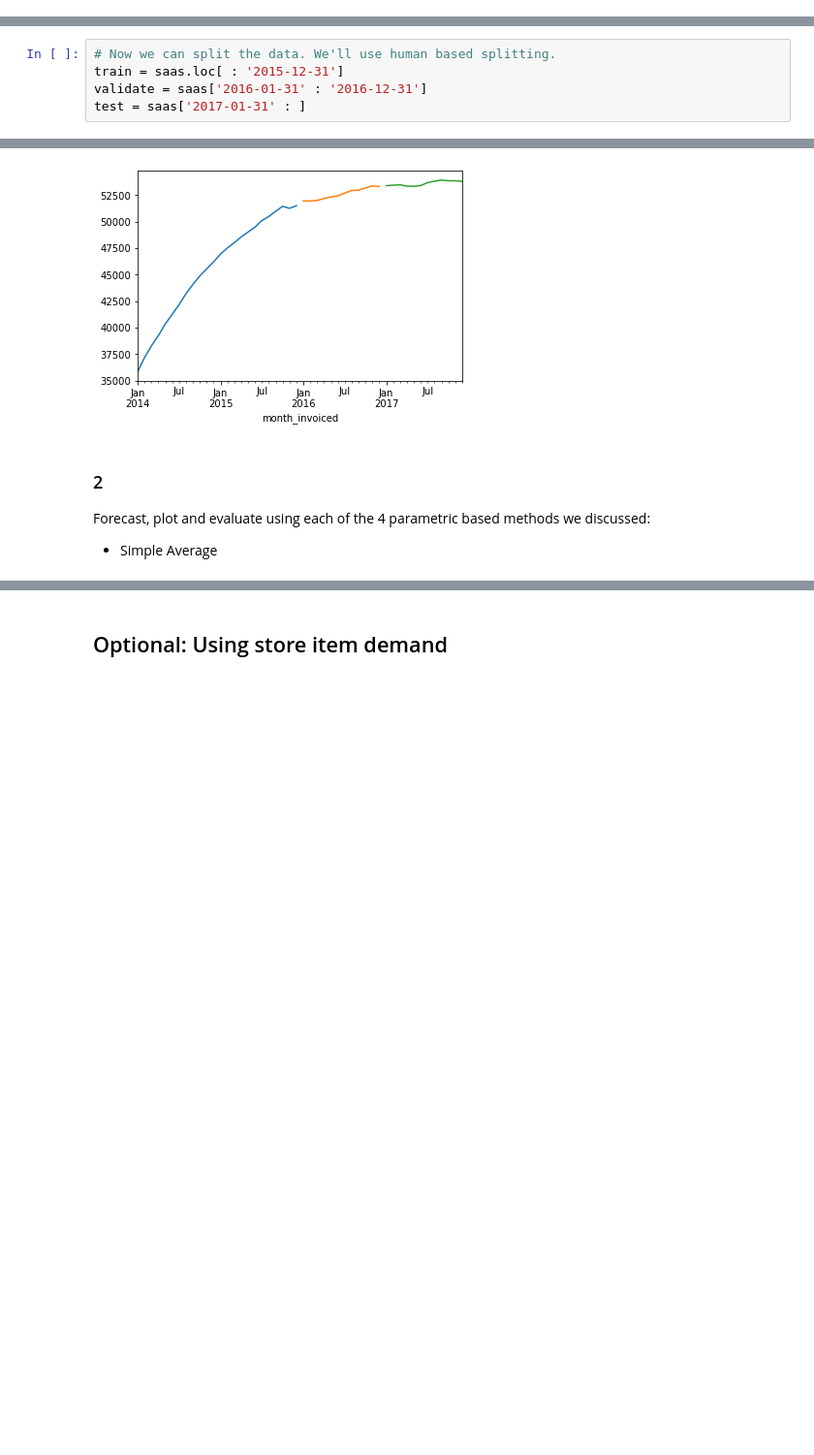
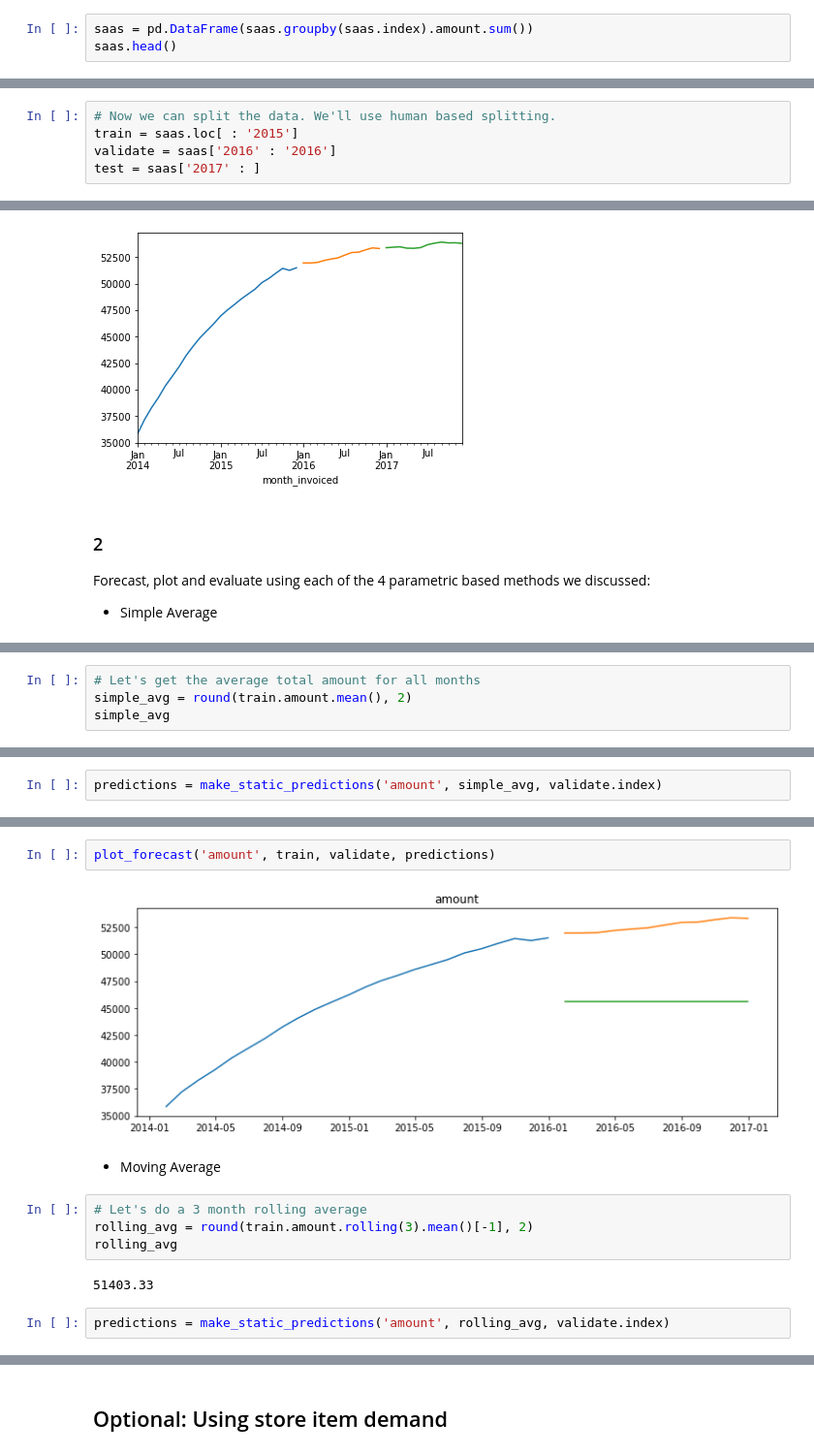
Before and after one commit to alegarcia-dev/time-series-exercises, a Jupyter notebook: model.ipynb, the cells around one changed output, grey strips where cells are left out. Shown: that part at 97% size. Drawn from its saved outputs; the diff is of its cells as text; blank space fills up the shorter version.

```diff
--- a/model.ipynb
+++ b/model.ipynb
@@ -99,0 +85,3 @@ DatetimeIndex(['2014-01-31', '2014-02-28', '2014-03-31', '2014-04-30',
+# %%
+saas = pd.DataFrame(saas.groupby(saas.index).amount.sum())
+saas.head()
@@ -100,6 +96,6 @@ DatetimeIndex(['2014-01-31', '2014-02-28', '2014-03-31', '2014-04-30',
 # %%
 # Now we can split the data. We'll use human based splitting.
-train = saas.loc[ : '2015-12-31']
-validate = saas['2016-01-31' : '2016-12-31']
-test = saas['2017-01-31' : ]
+train = saas.loc[ : '2015']
+validate = saas['2016' : '2016']
+test = saas['2017' : ]
 # %%
@@ -120,0 +113,4 @@ Forecast, plot and evaluate using each of the 4 parametric based methods we disc
+# %%
+# Let's get the average total amount for all months
+simple_avg = round(train.amount.mean(), 2)
+simple_avg
@@ -120,0 +119,2 @@ Forecast, plot and evaluate using each of the 4 parametric based methods we disc
+# %%
+predictions = make_static_predictions('amount', simple_avg, validate.index)
@@ -120,0 +137,14 @@ Forecast, plot and evaluate using each of the 4 parametric based methods we disc
+# %%
+plot_forecast('amount', train, validate, predictions)
+# %% [output]
+[figure, added]
+# %% [markdown]
+- Moving Average
+# %%
+# Let's do a 3 month rolling average
+rolling_avg = round(train.amount.rolling(3).mean()[-1], 2)
+rolling_avg
+# %% [output]
+51403.33
+# %%
+predictions = make_static_predictions('amount', rolling_avg, validate.index)
```
Also changed, not shown: parts of 41 cells of this notebook, 1 other file.
